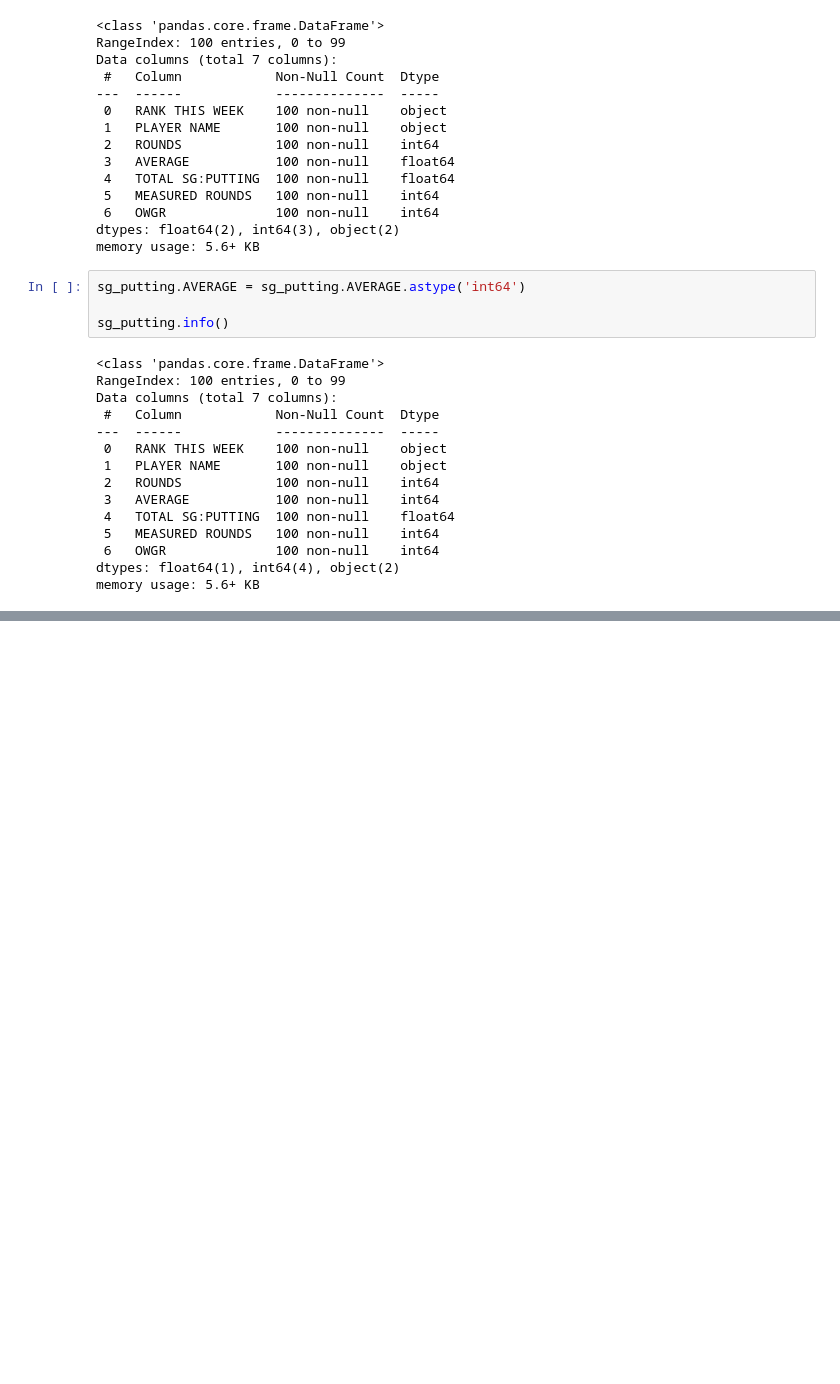
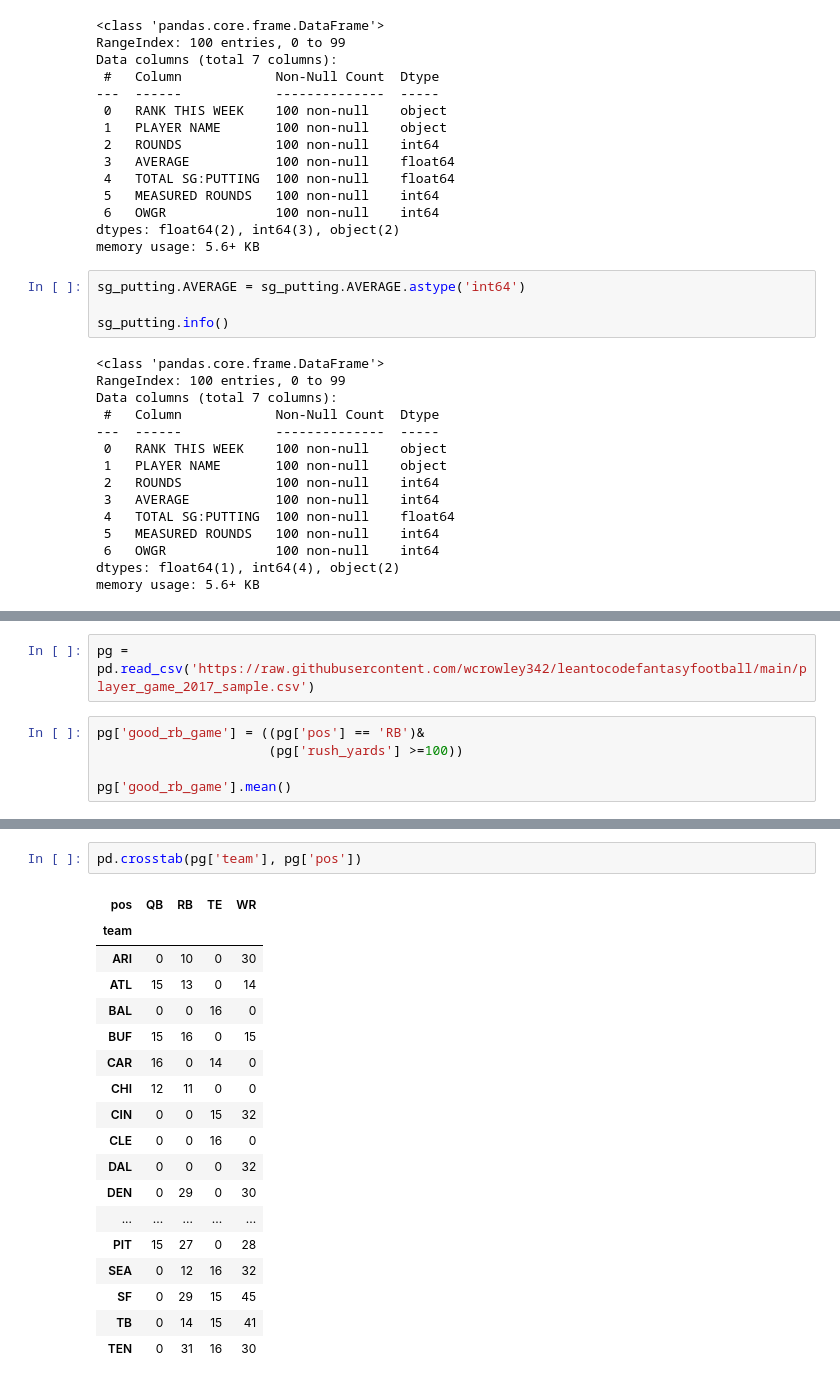
Before and after one commit to wcrowley342/leantocodefantasyfootball, a Jupyter notebook: Learn_to_code_with_fantasy_football_PANDAS.ipynb, the cells around one changed output, grey strips where cells are left out. Drawn from its saved outputs; the diff is of its cells as text; blank space fills up the shorter version.

```diff
--- a/Learn_to_code_with_fantasy_football_PANDAS.ipynb
+++ b/Learn_to_code_with_fantasy_football_PANDAS.ipynb
@@ -235,0 +264,7 @@ memory usage: 5.6+ KB
+# %%
+pg = pd.read_csv('https://raw.githubusercontent.com/wcrowley342/leantocodefantasyfootball/main/player_game_2017_sample.csv')
+# %%
+pg['good_rb_game'] = ((pg['pos'] == 'RB')&
+                      (pg['rush_yards'] >=100))
+
+pg['good_rb_game'].mean()
@@ -235,0 +344,21 @@ memory usage: 5.6+ KB
+# %%
+pd.crosstab(pg['team'], pg['pos'])
+# %% [output]
+| pos | QB | RB | TE | WR |
+| team |  |  |  |  |
+| ARI | 0 | 10 | 0 | 30 |
+| ATL | 15 | 13 | 0 | 14 |
+| BAL | 0 | 0 | 16 | 0 |
+| BUF | 15 | 16 | 0 | 15 |
+| CAR | 16 | 0 | 14 | 0 |
+| CHI | 12 | 11 | 0 | 0 |
+| CIN | 0 | 0 | 15 | 32 |
+| CLE | 0 | 0 | 16 | 0 |
+| DAL | 0 | 0 | 0 | 32 |
+| DEN | 0 | 29 | 0 | 30 |
+| ... | ... | ... | ... | ... |
+| PIT | 15 | 27 | 0 | 28 |
+| SEA | 0 | 12 | 16 | 32 |
+| SF | 0 | 29 | 15 | 45 |
+| TB | 0 | 14 | 15 | 41 |
+| TEN | 0 | 31 | 16 | 30 |
```
Also changed, not shown: parts of 17 cells of this notebook.
